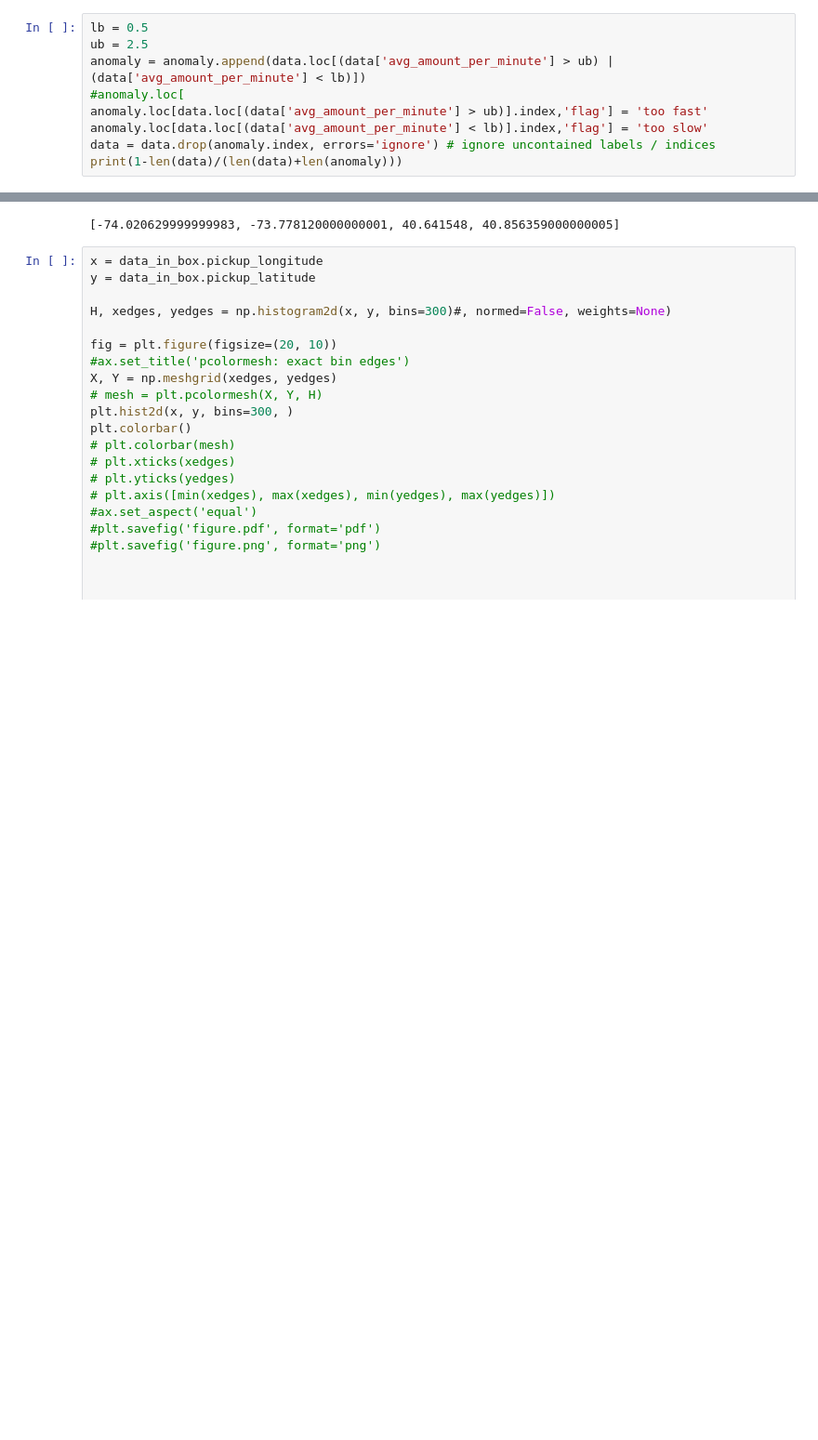
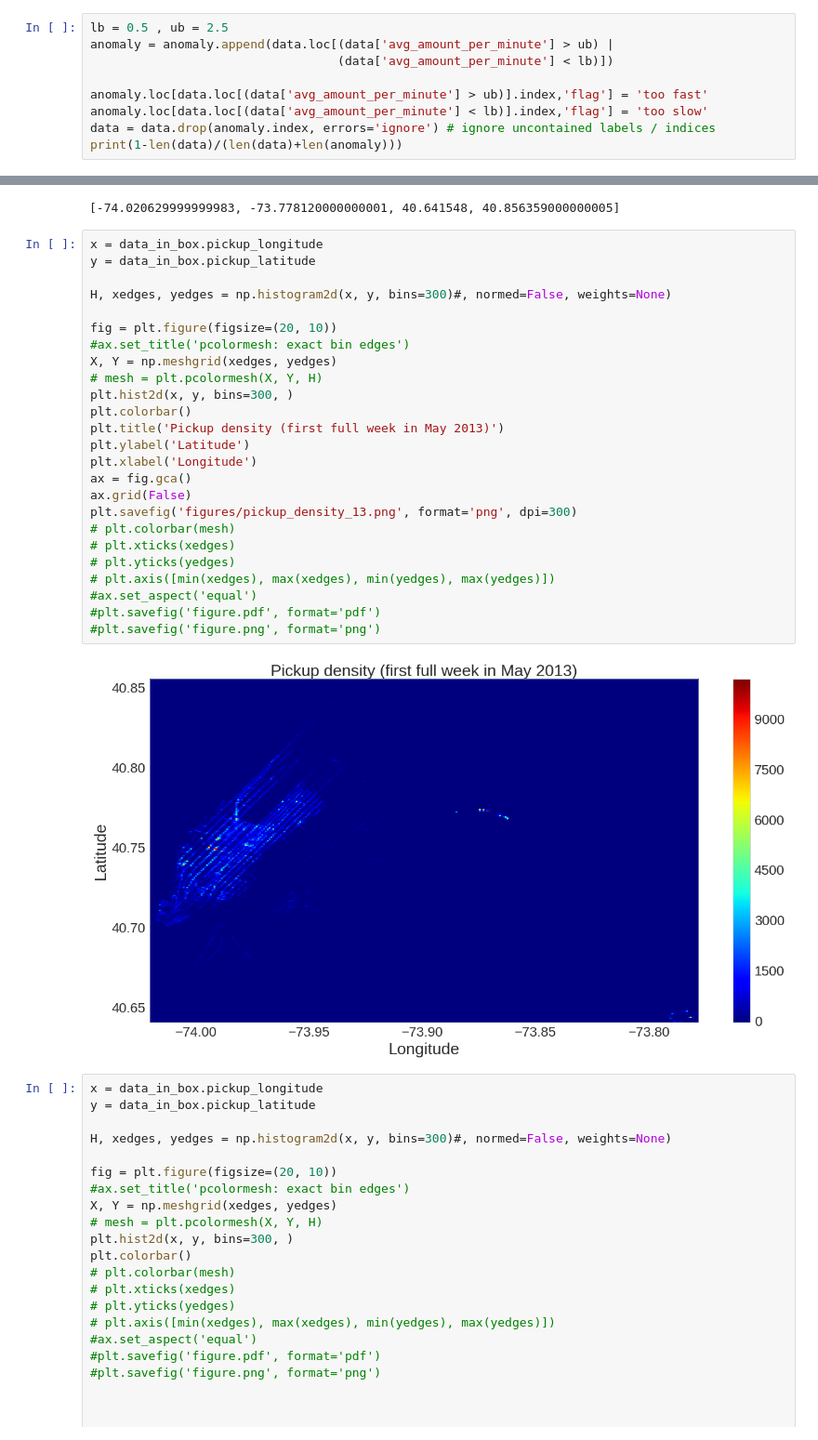
Before and after one commit to nikhase/nyc-taxi, a Jupyter notebook: weeklyAnalysis.ipynb, the cells around one changed output, grey strips where cells are left out. Shown at 93% size. Drawn from its saved outputs; the diff is of its cells as text; blank space fills up the shorter version.

```diff
--- a/weeklyAnalysis.ipynb
+++ b/weeklyAnalysis.ipynb
@@ -532,10 +530,10 @@ Name: avg_amount_per_minute, dtype: float64
 # %% [markdown]
 # Compare to http://www.nyc.gov/html/tlc/html/passenger/taxicab_rate.shtml . We have a strict lower bound with .5 \$ per minute (taxi waiting in congestion). 2.5 \$ per minute match roughly 1 miles / minute (no static fares included!). So the taxi would drive 60 mp/h.  We take this as an upper bound.
 # %%
-lb = 0.5
-ub = 2.5
-anomaly = anomaly.append(data.loc[(data['avg_amount_per_minute'] > ub) | (data['avg_amount_per_minute'] < lb)])
-#anomaly.loc[
+lb = 0.5 , ub = 2.5
+anomaly = anomaly.append(data.loc[(data['avg_amount_per_minute'] > ub) |
+                                  (data['avg_amount_per_minute'] < lb)])
+
 anomaly.loc[data.loc[(data['avg_amount_per_minute'] > ub)].index,'flag'] = 'too fast'
 anomaly.loc[data.loc[(data['avg_amount_per_minute'] < lb)].index,'flag'] = 'too slow'
 data = data.drop(anomaly.index, errors='ignore') # ignore uncontained labels / indices
@@ -1443,6 +1438,33 @@ x.describe(), y.describe()
 [min(xedges), max(xedges), min(yedges), max(yedges)]
 # %% [output]
 [-74.020629999999983, -73.778120000000001, 40.641548, 40.856359000000005]
+# %%
+x = data_in_box.pickup_longitude
+y = data_in_box.pickup_latitude
+
+H, xedges, yedges = np.histogram2d(x, y, bins=300)#, normed=False, weights=None)
+
+fig = plt.figure(figsize=(20, 10))
+#ax.set_title('pcolormesh: exact bin edges')
+X, Y = np.meshgrid(xedges, yedges)
+# mesh = plt.pcolormesh(X, Y, H)
+plt.hist2d(x, y, bins=300, )
+plt.colorbar()
+plt.title('Pickup density (first full week in May 2013)')
+plt.ylabel('Latitude')
+plt.xlabel('Longitude')
+ax = fig.gca()
+ax.grid(False)
+plt.savefig('figures/pickup_density_13.png', format='png', dpi=300)
+# plt.colorbar(mesh)
+# plt.xticks(xedges)
+# plt.yticks(yedges)
+# plt.axis([min(xedges), max(xedges), min(yedges), max(yedges)])
+#ax.set_aspect('equal')
+#plt.savefig('figure.pdf', format='pdf')
+#plt.savefig('figure.png', format='png')
+# %% [output]
+[figure, added]
 # %%
 x = data_in_box.pickup_longitude
 y = data_in_box.pickup_latitude
```
Also changed, not shown: parts of 5 cells of this notebook.
